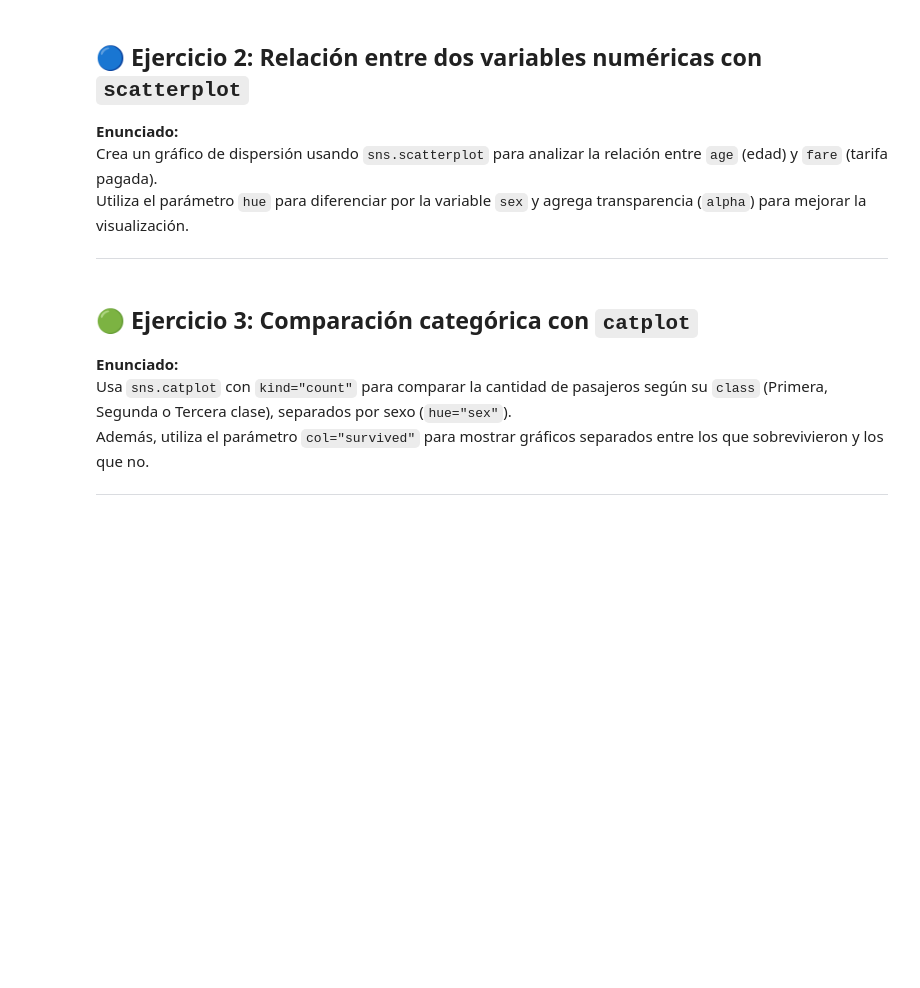
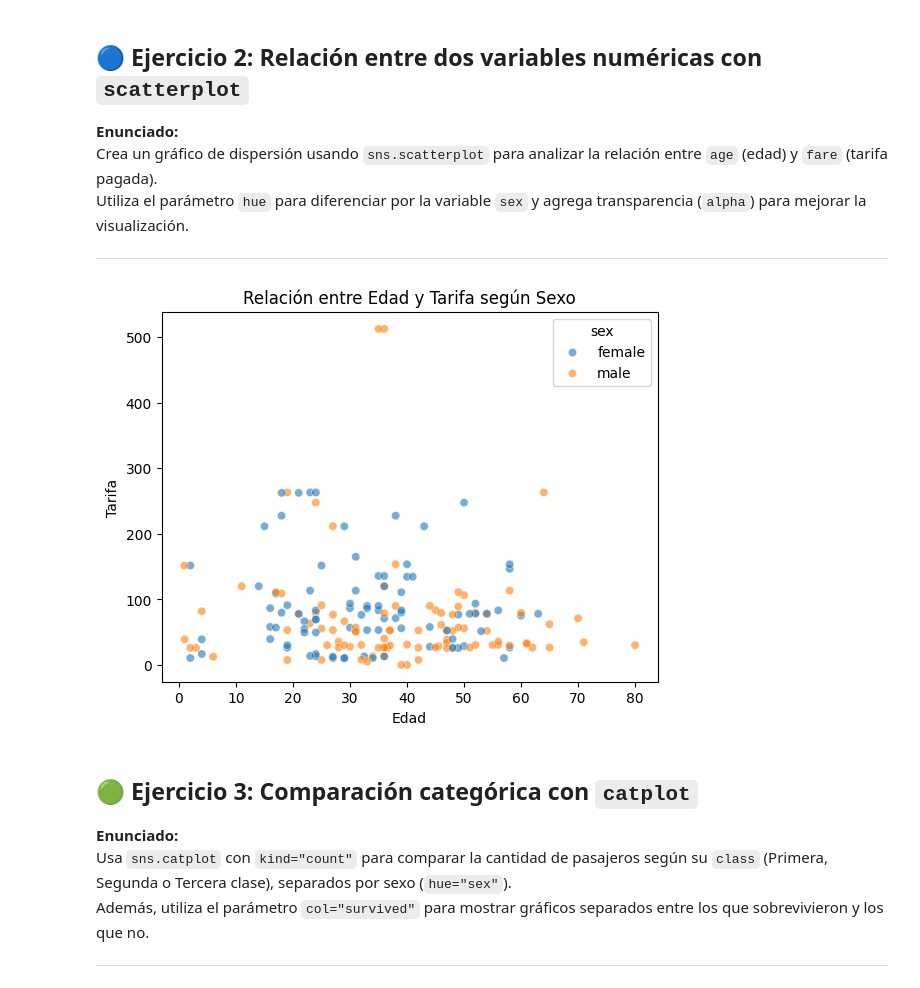
Before and after one commit to 12aptor/data-science-g4, a Jupyter notebook: dia5/seaborn/8_seaborn_ejercicios.ipynb, the cells around one changed output. Saved outputs shown, nothing was run; the diff lists cells and outputs as text; code cells hidden in the pictures; blank space fills up the shorter version.

```diff
--- a/dia5/seaborn/8_seaborn_ejercicios.ipynb
+++ b/dia5/seaborn/8_seaborn_ejercicios.ipynb
@@ -42,6 +50,14 @@ Crea un gráfico de dispersión usando `sns.scatterplot` para analizar la relaci
 Utiliza el parámetro `hue` para diferenciar por la variable `sex` y agrega transparencia (`alpha`) para mejorar la visualización.
 
 ---
+# %%
+sns.scatterplot(data=titanic, x="age", y="fare", hue="sex", alpha=0.6)
+plt.title("Relación entre Edad y Tarifa según Sexo")
+plt.xlabel("Edad")
+plt.ylabel("Tarifa")
+plt.show()
+# %% [output]
+[figure, added]
 # %% [markdown]
 ## 🟢 Ejercicio 3: Comparación categórica con `catplot`
 
```
Also changed, not shown: parts of 2 cells of this notebook.
